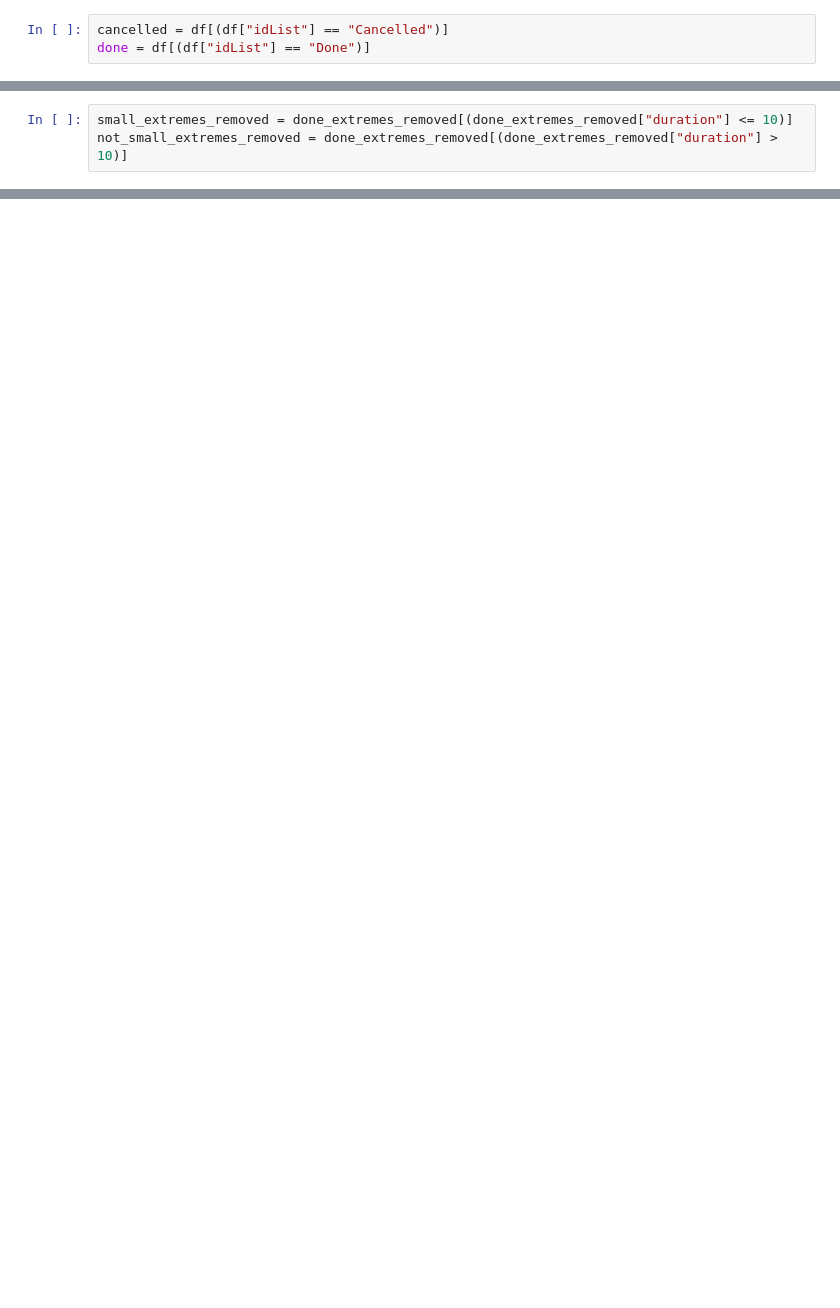
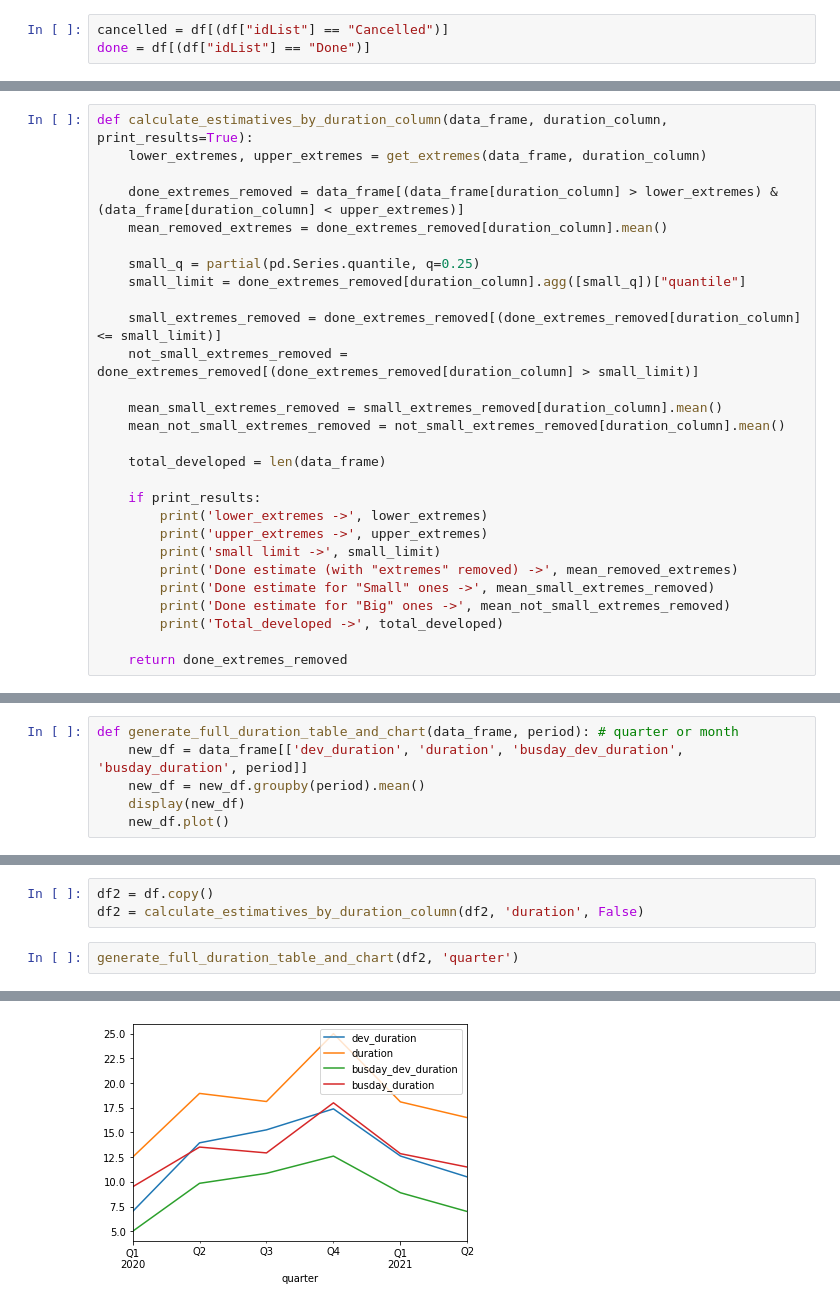
Before and after one commit to kieras/cbn-trello-analysis, a Jupyter notebook: cbn-trello.ipynb, the cells around one changed output, grey strips where cells are left out. Cells and saved outputs as stored; diff of their text form; blank space fills up the shorter version.

Commit message:
improving metrics and reading data from sheet and trello

```diff
--- a/cbn-trello.ipynb
+++ b/cbn-trello.ipynb
@@ -77,3 +258,0 @@ Name: duration, dtype: float64
-# %%
-small_extremes_removed = done_extremes_removed[(done_extremes_removed["duration"] <= 10)]
-not_small_extremes_removed = done_extremes_removed[(done_extremes_removed["duration"] > 10)]
@@ -114,0 +274,28 @@ Name: duration, dtype: float64
+# %%
+def calculate_estimatives_by_duration_column(data_frame, duration_column, print_results=True):
+    lower_extremes, upper_extremes = get_extremes(data_frame, duration_column)
+
+    done_extremes_removed = data_frame[(data_frame[duration_column] > lower_extremes) & (data_frame[duration_column] < upper_extremes)]
+    mean_removed_extremes = done_extremes_removed[duration_column].mean()
+
+    small_q = partial(pd.Series.quantile, q=0.25)
+    small_limit = done_extremes_removed[duration_column].agg([small_q])["quantile"]
+
+    small_extremes_removed = done_extremes_removed[(done_extremes_removed[duration_column] <= small_limit)]
+    not_small_extremes_removed = done_extremes_removed[(done_extremes_removed[duration_column] > small_limit)]
+
+    mean_small_extremes_removed = small_extremes_removed[duration_column].mean()
+    mean_not_small_extremes_removed = not_small_extremes_removed[duration_column].mean()
+
+    total_developed = len(data_frame)
+
+    if print_results:
+        print('lower_extremes ->', lower_extremes)
+        print('upper_extremes ->', upper_extremes)
+        print('small limit ->', small_limit)
+        print('Done estimate (with "extremes" removed) ->', mean_removed_extremes)
+        print('Done estimate for "Small" ones ->', mean_small_extremes_removed)
+        print('Done estimate for "Big" ones ->', mean_not_small_extremes_removed)
+        print('Total_developed ->', total_developed)
+
+    return done_extremes_removed
@@ -114,0 +345,6 @@ Name: duration, dtype: float64
+# %%
+def generate_full_duration_table_and_chart(data_frame, period): # quarter or month
+    new_df = data_frame[['dev_duration', 'duration', 'busday_dev_duration', 'busday_duration', period]]
+    new_df = new_df.groupby(period).mean()
+    display(new_df)
+    new_df.plot()
@@ -114,0 +411,6 @@ Name: duration, dtype: float64
+# %%
+df2 = df.copy()
+df2 = calculate_estimatives_by_duration_column(df2, 'duration', False)
+# %%
+generate_full_duration_table_and_chart(df2, 'quarter')
+# %% [output]
@@ -114,0 +425 @@ Name: duration, dtype: float64
+[figure, added]
```
Also changed, not shown: parts of 68 cells of this notebook, 9 other files.
